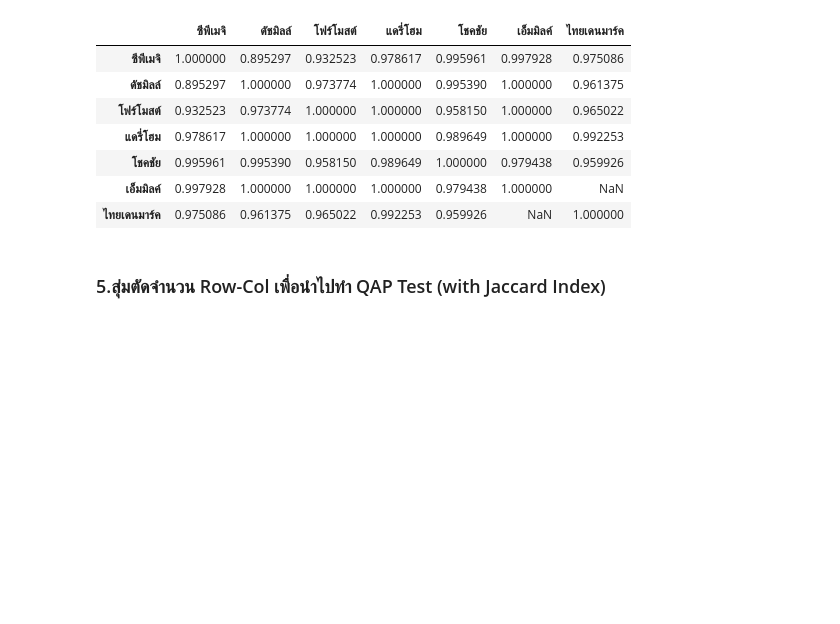
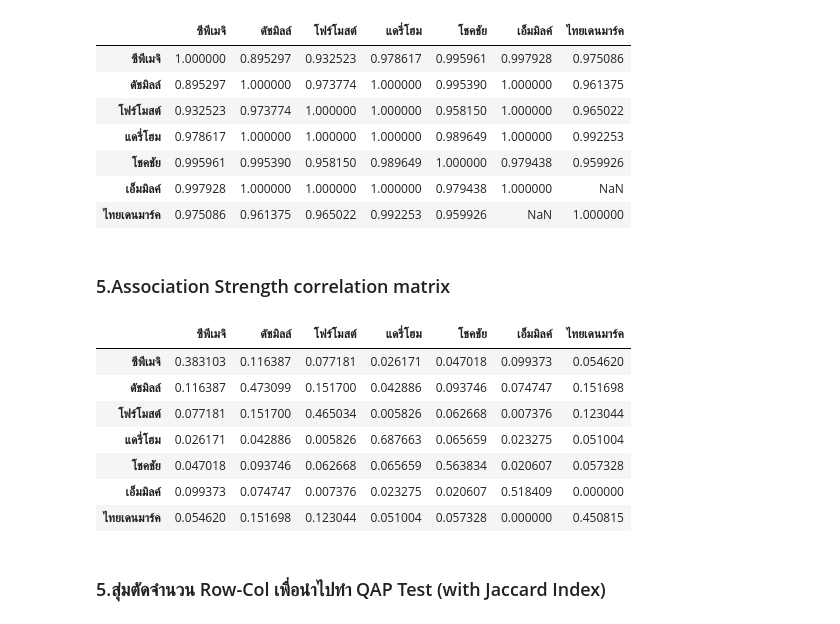
Before and after one commit to pacharapol4066/Product-Position-SNA, a Jupyter notebook: 02.Tokenized_CoocMatrix_Generate.ipynb, the cells around one changed output. Saved outputs shown, nothing was run; the diff lists cells and outputs as text; code cells hidden in the pictures; blank space fills up the shorter version.

```diff
--- a/02.Tokenized_CoocMatrix_Generate.ipynb
+++ b/02.Tokenized_CoocMatrix_Generate.ipynb
@@ -997,3 +1034,44 @@ item_item_matrix
 | ไทยเดนมาร์ค | 0.975086 | 0.961375 | 0.965022 | 0.992253 | 0.959926 | NaN | 1.000000 |
 # %%
 item_item_matrix.to_excel(comment_robust_cosine, index=True)
+# %% [markdown]
+### 5.Association Strength correlation matrix
+# %%
+def assoc_str_aggregate(df_b, df_attr , i, j, k):
+    brand1 = pd.DataFrame(df_b.iloc[:,i])
+    brand2 = pd.DataFrame(df_b.iloc[:,j])
+    attr = pd.DataFrame(df_attr.iloc[:,k])
+    slice_df = pd.concat([brand1, attr, brand2], axis=1, join="inner")
+    a_in_b = slice_df[(slice_df.iloc[:,0]>0)&(slice_df.iloc[:,1]>0)&(slice_df.iloc[:,2]>0)]
+    a_occur = slice_df[(slice_df.iloc[:,0]>0)&(slice_df.iloc[:,1]>0)]
+    b_occur = slice_df[(slice_df.iloc[:,2]>0)&(slice_df.iloc[:,1]>0)]
+    assocStr = a_in_b.shape[0]/(a_occur.shape[0]*b_occur.shape[0])
+    return assocStr
+# %%
+item_item_matrix = pd.DataFrame(index=matrix_freq_brand.columns,columns=matrix_freq_brand.columns).fillna(0)
+# %%
+assocStr = pd.DataFrame(columns=matrix_freq_unbrand.columns)
+assocStr = assocStr.append(pd.Series(), ignore_index=True).fillna(0)
+# %%
+# Co-occurrence Similarity
+for i in range(0,len(matrix_freq_brand.columns)): # 0 to 6
+    for j in range(0,len(matrix_freq_brand.columns)): # 0 to 6
+        for k in range(0,len(matrix_freq_unbrand.columns)): # 0 to 329
+            try:
+                assocStr.iloc[0,k] = assoc_str_aggregate(matrix_freq_brand, matrix_freq_unbrand,i, j, k)
+            except Exception:
+                assocStr.iloc[0,k] = None
+                continue
+        item_item_matrix.iloc[i,j] = assocStr.mean(axis=1)[0]
+        assocStr = assocStr.iloc[0:0].append(pd.Series([],dtype='float64'), ignore_index=True).fillna(0.0)
+# %%
+item_item_matrix
+# %% [output]
+|  | ซีพีเมจิ | ดัชมิลล์ | โฟร์โมสต์ | แดรี่โฮม | โชคชัย | เอ็มมิลค์ | ไทยเดนมาร์ค |
+| ซีพีเมจิ | 0.383103 | 0.116387 | 0.077181 | 0.026171 | 0.047018 | 0.099373 | 0.054620 |
+| ดัชมิลล์ | 0.116387 | 0.473099 | 0.151700 | 0.042886 | 0.093746 | 0.074747 | 0.151698 |
+| โฟร์โมสต์ | 0.077181 | 0.151700 | 0.465034 | 0.005826 | 0.062668 | 0.007376 | 0.123044 |
+| แดรี่โฮม | 0.026171 | 0.042886 | 0.005826 | 0.687663 | 0.065659 | 0.023275 | 0.051004 |
+| โชคชัย | 0.047018 | 0.093746 | 0.062668 | 0.065659 | 0.563834 | 0.020607 | 0.057328 |
+| เอ็มมิลค์ | 0.099373 | 0.074747 | 0.007376 | 0.023275 | 0.020607 | 0.518409 | 0.000000 |
+| ไทยเดนมาร์ค | 0.054620 | 0.151698 | 0.123044 | 0.051004 | 0.057328 | 0.000000 | 0.450815 |
```
Also changed, not shown: parts of 8 cells of this notebook, 2 other files.
